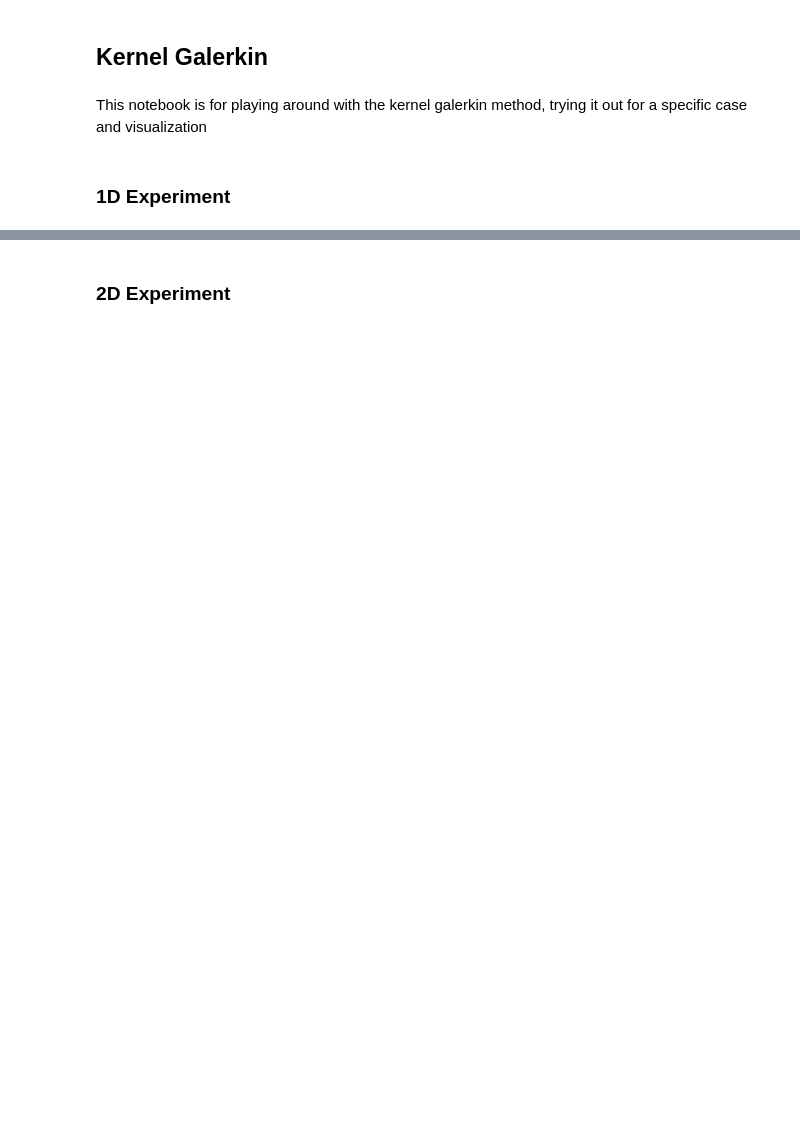
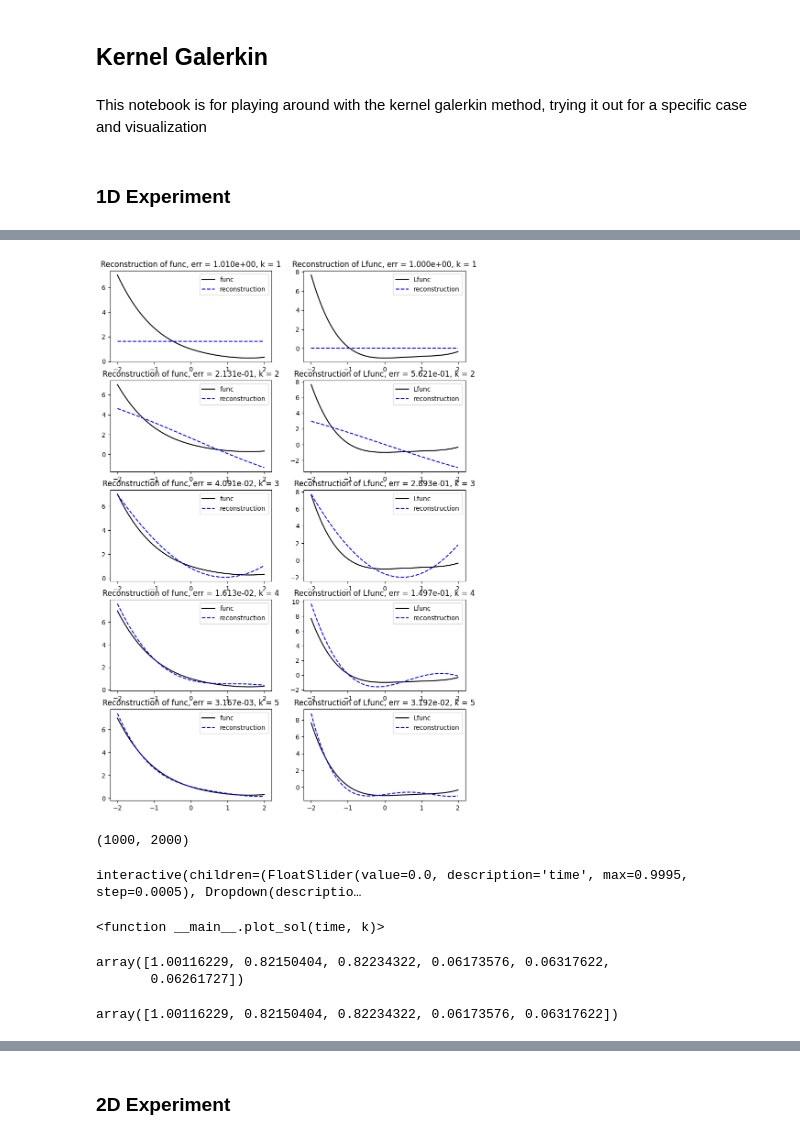
Before and after one commit to lclaeys/eigenfunction-solver, a Jupyter notebook: notebooks/kernel_galerkin.ipynb, the cells around one changed output, grey strips where cells are left out. Cells and saved outputs as stored; diff of their text form; code cells hidden in the pictures; blank space fills up the shorter version.

```diff
--- a/notebooks/kernel_galerkin.ipynb
+++ b/notebooks/kernel_galerkin.ipynb
@@ -92,0 +112,13 @@ _ = evaluator.plot(solver,x_eval,4,plot_exact=True, plot_Lf = True)
+# %%
+def func(x):
+    return (1-x+x**2/2-x**3/6+x**4/24).sum()
+
+reconstruction_evaluator = ReconstructionEvaluator(energy, func)
+
+t = np.linspace(-2,2,1000)[:,None]
+
+_ = reconstruction_evaluator.plot_reconstruction(t, solver.predict(t),
+                                             x, solver.predict(x),
+                                             solver.fitted_eigvals)
+# %% [output]
+[figure, added]
@@ -92,0 +149,27 @@ _ = evaluator.plot(solver,x_eval,4,plot_exact=True, plot_Lf = True)
+# %%
+exact_sol.shape
+# %% [output]
+(1000, 2000)
+# %%
+def plot_sol(time,k):
+    i = int(time/t_max*T)
+    plt.plot(x, exact_sol[:,i],label='exact solution',color='red')
+    plt.plot(x, fitted_sol[k-1,:,i],label='fitted solution',color='blue')
+
+    plt.plot(x, func(x),label='intial value',color='black',ls='--')
+    plt.ylim(-3,5)
+    plt.legend()
+
+widgets.interact(plot_sol, time = widgets.FloatSlider(min=0,max=t_max-t_max/T,step=t_max/T), k = np.arange(1,k+1))
+# %% [output]
+interactive(children=(FloatSlider(value=0.0, description='time', max=0.9995, step=0.0005), Dropdown(descriptio…
+<function __main__.plot_sol(time, k)>
+# %%
+pde_evaluator.compute_pde_error(inner_prods, x, t)
+# %% [output]
+array([1.00116229, 0.82150404, 0.82234322, 0.06173576, 0.06317622,
+       0.06261727])
+# %%
+np.mean( np.mean((fitted_sol - exact_sol[None,:,:])**2,axis=1) / np.var(exact_sol, axis=0)[None,:], axis = 1)
+# %% [output]
+array([1.00116229, 0.82150404, 0.82234322, 0.06173576, 0.06317622])
```
Also changed, not shown: parts of 17 cells of this notebook, 4 other files.
